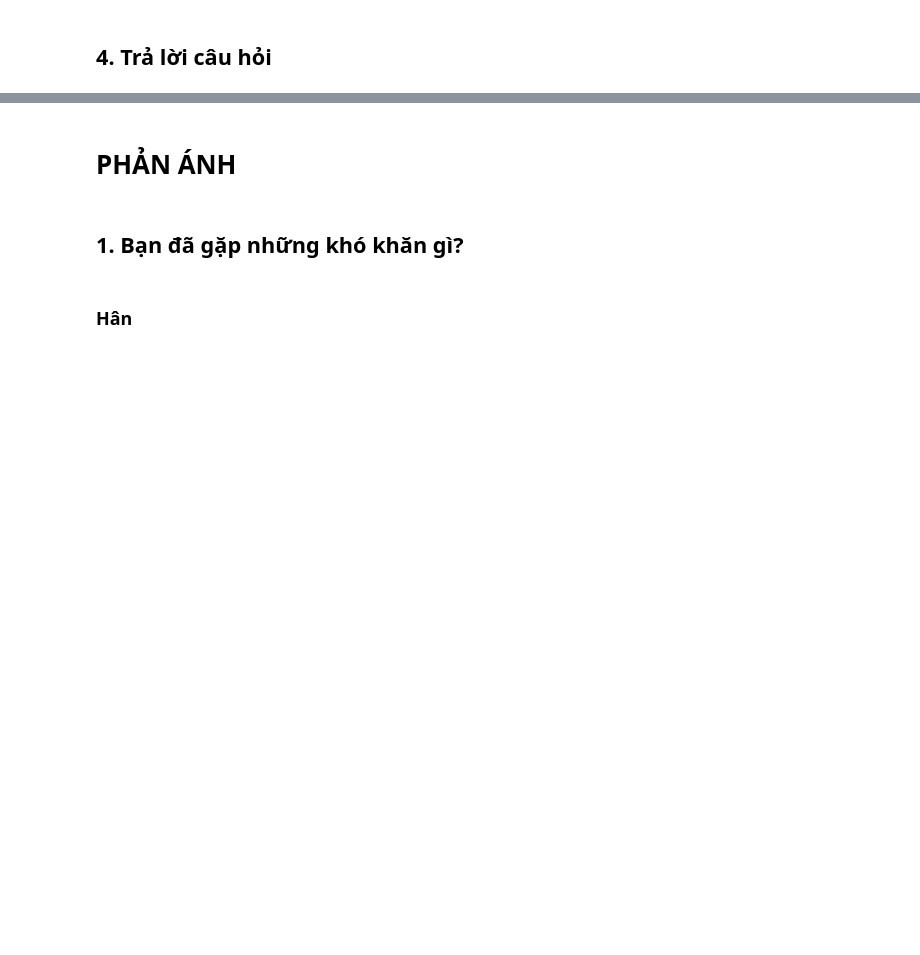
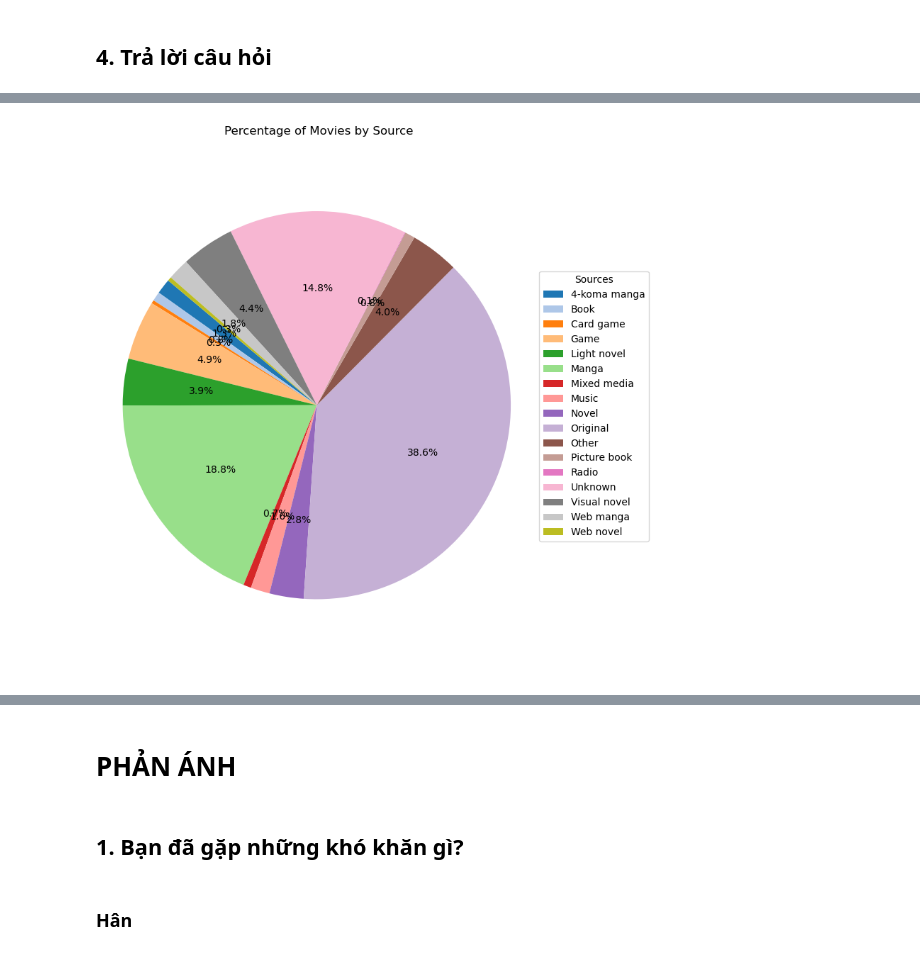
Before and after one commit to AnTuannn/FinalProject_LTKHDL_HKT, a Jupyter notebook: TraLoiCauHoi.ipynb, the cells around one changed output, grey strips where cells are left out. Cells and saved outputs as stored; diff of their text form; code cells hidden in the pictures; blank space fills up the shorter version.

```diff
--- a/TraLoiCauHoi.ipynb
+++ b/TraLoiCauHoi.ipynb
@@ -14,0 +137,13 @@ import matplotlib.pyplot as plt
+# %%
+# Vẽ biểu đồ tròn
+plt.figure(figsize=(8, 8))
+wedges, texts, autotexts = plt.pie(count, labels=None, autopct='%1.1f%%', startangle=140, colors=plt.cm.tab20.colors)
+plt.title('Percentage of Movies by Source')
+
+plt.legend(wedges, sources, loc='center left', bbox_to_anchor=(1, 0.5), title='Sources')
+
+plt.axis('equal')
+plt.tight_layout()
+plt.show()
+# %% [output]
+[figure, added]
```
Also changed, not shown: parts of 28 cells of this notebook.
